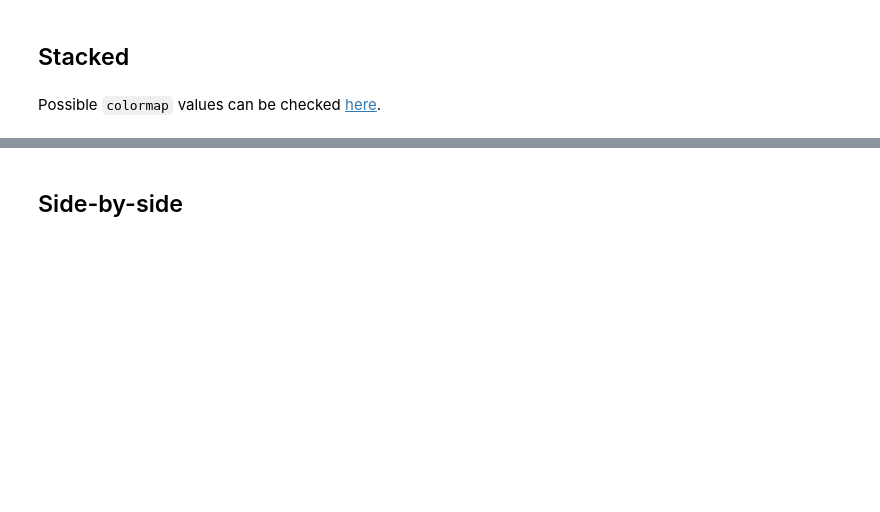
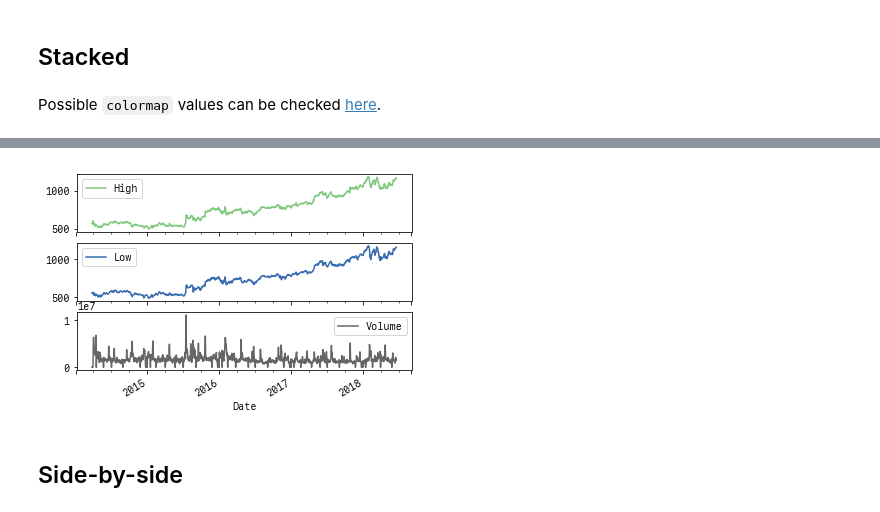
Before and after one commit to luisbelloch/pandas_notebooks, a Jupyter notebook: 02_plotting.ipynb, the cells around one changed output, grey strips where cells are left out. Cells and saved outputs as stored; diff of their text form; code cells hidden in the pictures; blank space fills up the shorter version.

Commit message:
Fixes for plotting

```diff
--- a/02_plotting.ipynb
+++ b/02_plotting.ipynb
@@ -44,7 +62,7 @@ Most of the formatting can be controlled setting some [parameters](http://pandas
 # %% [markdown]
 Possible `colormap` values can be checked [here](http://scipy.github.io/old-wiki/pages/Cookbook/Matplotlib/Show_colormaps).
 # %%
-data[["Close","Volume","Adj Close"]].plot(subplots=True, colormap='Accent')
+data[["High","Low","Volume"]].plot(subplots=True, colormap='Accent')
 # %% [output]
 array([<matplotlib.axes._subplots.AxesSubplot object at 0x...>,
        <matplotlib.axes._subplots.AxesSubplot object at 0x...>,
@@ -53,3 +71,4 @@ array([<matplotlib.axes._subplots.AxesSubplot object at 0x...>,
+[figure, added]
 # %% [markdown]
 ## Side-by-side
 # %%
```
Also changed, not shown: parts of 21 cells of this notebook.
